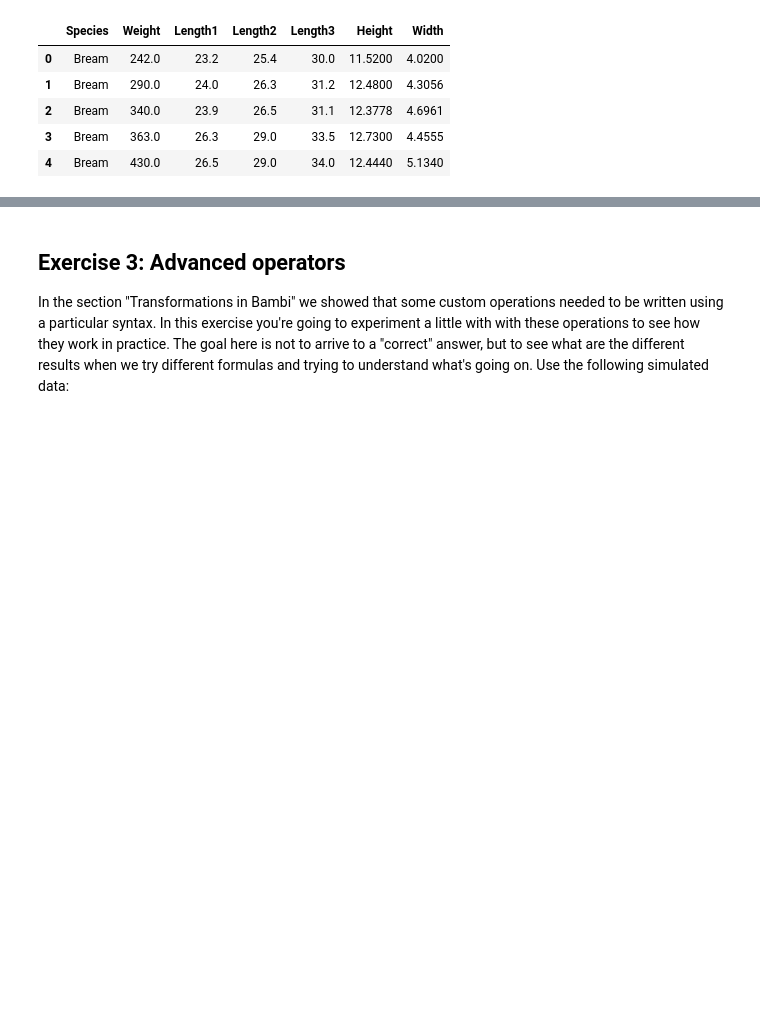
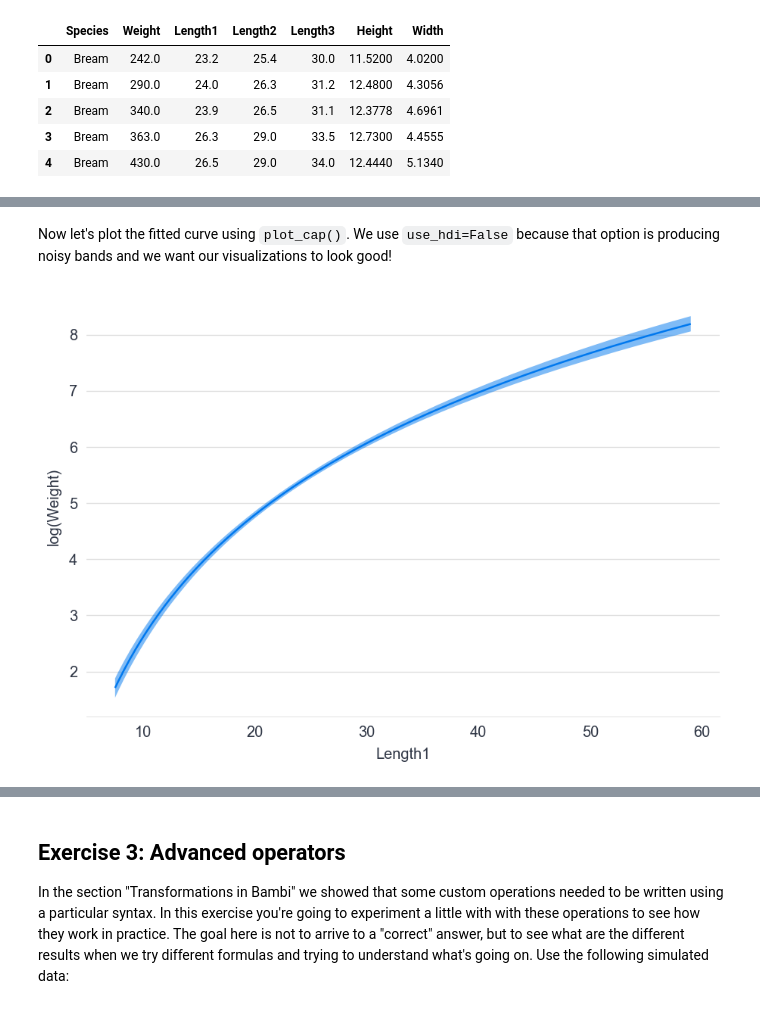
Before and after one commit to tomicapretto/etc, a Jupyter notebook: lessons/03_BambiDeepDive/Bambi_Deep_Dive_Exercises_Solutions.ipynb, the cells around one changed output, grey strips where cells are left out. Drawn from its saved outputs; the diff is of its cells as text; code cells hidden in the pictures; blank space fills up the shorter version.

```diff
--- a/lessons/03_BambiDeepDive/Bambi_Deep_Dive_Exercises_Solutions.ipynb
+++ b/lessons/03_BambiDeepDive/Bambi_Deep_Dive_Exercises_Solutions.ipynb
@@ -81,0 +133,3 @@ Answer the following questions
+# %%
+model = bmb.Model("log(Weight) ~ 1 + log(Length1)", fish_data)
+idata = model.fit();
@@ -81,0 +143,6 @@ Answer the following questions
+# %% [markdown]
+Now let's plot the fitted curve using `plot_cap()`. We use `use_hdi=False` because that option is producing noisy bands and we want our visualizations to look good!
+# %%
+plot_cap(model, idata, "Length1", use_hdi=False, fig_kwargs={"figsize": (9, 6)});
+# %% [output]
+[figure, added]
```
Also changed, not shown: parts of 123 cells of this notebook, 1 other file.
